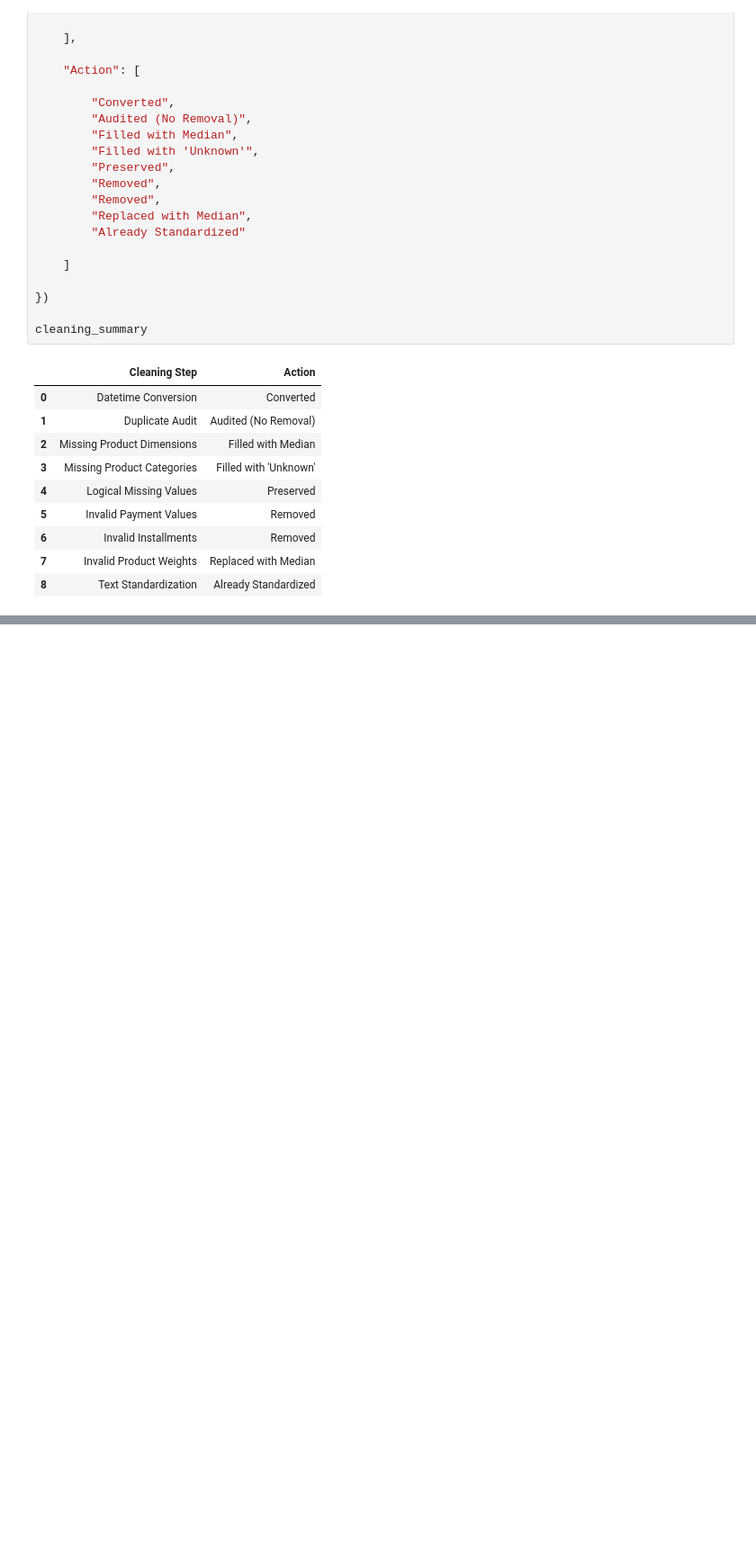
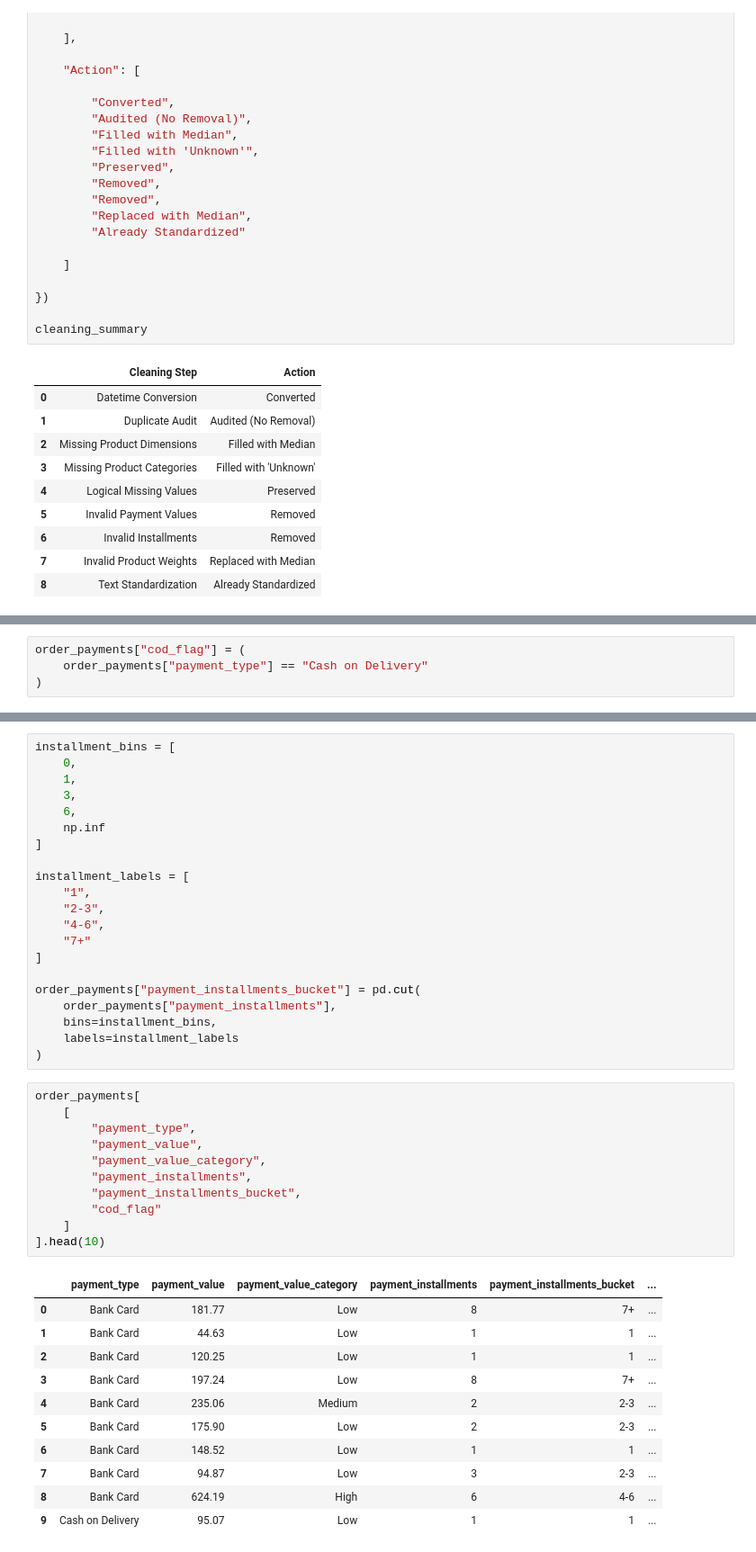
Before and after one commit to MohamedAmineMostaqim/ChriLy, a Jupyter notebook: notebooks/03_cleaning_feature_engineering.ipynb, the cells around one changed output, grey strips where cells are left out. Shown at 90% size. Saved outputs shown, nothing was run; the diff lists cells and outputs as text; blank space fills up the shorter version.

```diff
--- a/notebooks/03_cleaning_feature_engineering.ipynb
+++ b/notebooks/03_cleaning_feature_engineering.ipynb
@@ -486,0 +607,4 @@ cleaning_summary
+# %%
+order_payments["cod_flag"] = (
+    order_payments["payment_type"] == "Cash on Delivery"
+)
@@ -486,0 +633,44 @@ cleaning_summary
+# %%
+installment_bins = [
+    0,
+    1,
+    3,
+    6,
+    np.inf
+]
+
+installment_labels = [
+    "1",
+    "2-3",
+    "4-6",
+    "7+"
+]
+
+order_payments["payment_installments_bucket"] = pd.cut(
+    order_payments["payment_installments"],
+    bins=installment_bins,
+    labels=installment_labels
+)
+# %%
+order_payments[
+    [
+        "payment_type",
+        "payment_value",
+        "payment_value_category",
+        "payment_installments",
+        "payment_installments_bucket",
+        "cod_flag"
+    ]
+].head(10)
+# %% [output]
+|  | payment_type | payment_value | payment_value_category | payment_installments | payment_installments_bucket | ... |
+| 0 | Bank Card | 181.77 | Low | 8 | 7+ | ... |
+| 1 | Bank Card | 44.63 | Low | 1 | 1 | ... |
+| 2 | Bank Card | 120.25 | Low | 1 | 1 | ... |
+| 3 | Bank Card | 197.24 | Low | 8 | 7+ | ... |
+| 4 | Bank Card | 235.06 | Medium | 2 | 2-3 | ... |
+| 5 | Bank Card | 175.90 | Low | 2 | 2-3 | ... |
+| 6 | Bank Card | 148.52 | Low | 1 | 1 | ... |
+| 7 | Bank Card | 94.87 | Low | 3 | 2-3 | ... |
+| 8 | Bank Card | 624.19 | High | 6 | 4-6 | ... |
+| 9 | Cash on Delivery | 95.07 | Low | 1 | 1 | ... |
```
Also changed, not shown: parts of 26 cells of this notebook, 10 other files.
